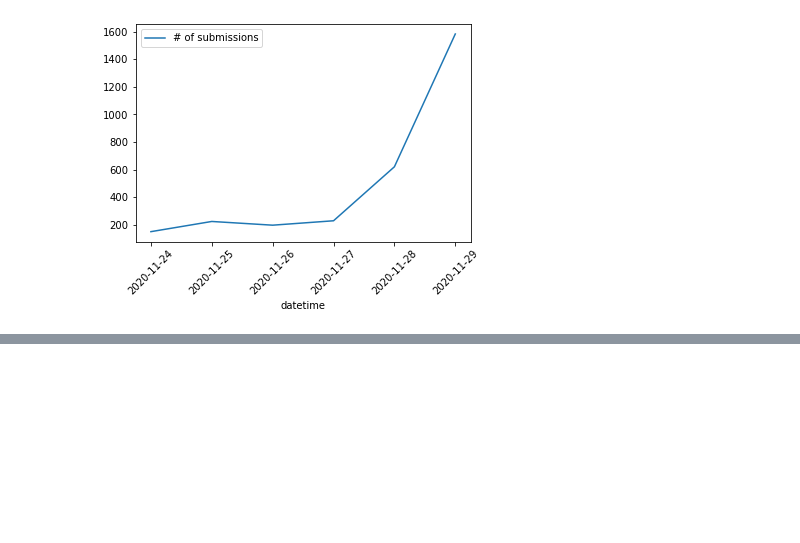
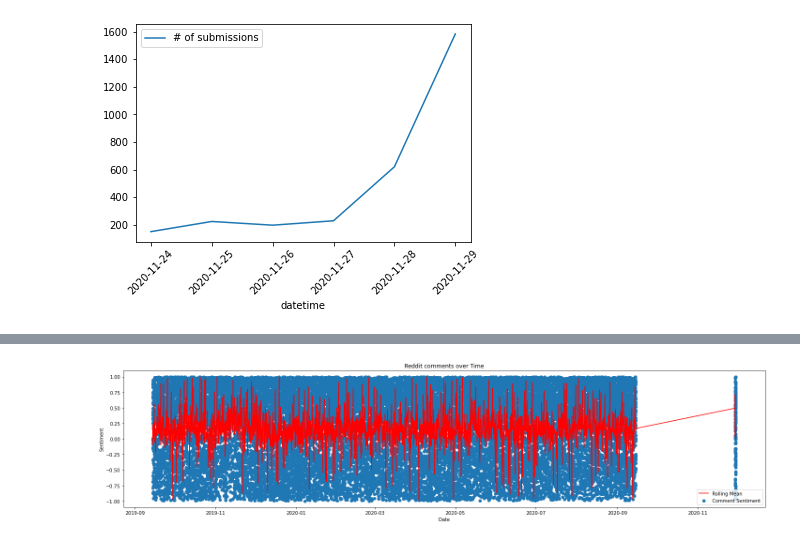
Before and after one commit to cryptobootcamp/crypto, a Jupyter notebook: redditScraper.ipynb, the cells around one changed output, grey strips where cells are left out. Cells and saved outputs as stored; diff of their text form; code cells hidden in the pictures; blank space fills up the shorter version.

```diff
--- a/redditScraper.ipynb
+++ b/redditScraper.ipynb
@@ -102,0 +375,3 @@ df.groupby(by=df.datetime.dt.date).count().plot(y='id', rot=45, label='# of subm
+# %%
+df.index = pd.to_datetime(df['datetime'])
+df['rolling'] = df['compound'].rolling('6h').mean()
@@ -102,0 +393,12 @@ df.groupby(by=df.datetime.dt.date).count().plot(y='id', rot=45, label='# of subm
+# %%
+# View sentiment across entire dataset
+fig = plt.figure(figsize=(20,5))
+ax = fig.add_subplot(111)
+ax.scatter(df['datetime'],df['compound'], label='Comment Sentiment')
+ax.plot(df['datetime'],df['rolling'], color ='r', label='Rolling Mean')
+ax.set(title='Reddit comments over Time', xlabel='Date', ylabel='Sentiment')
+ax.legend(loc='best')
+fig.tight_layout()
+plt.show()
+# %% [output]
+[figure, added]
```
Also changed, not shown: parts of 16 cells of this notebook.
